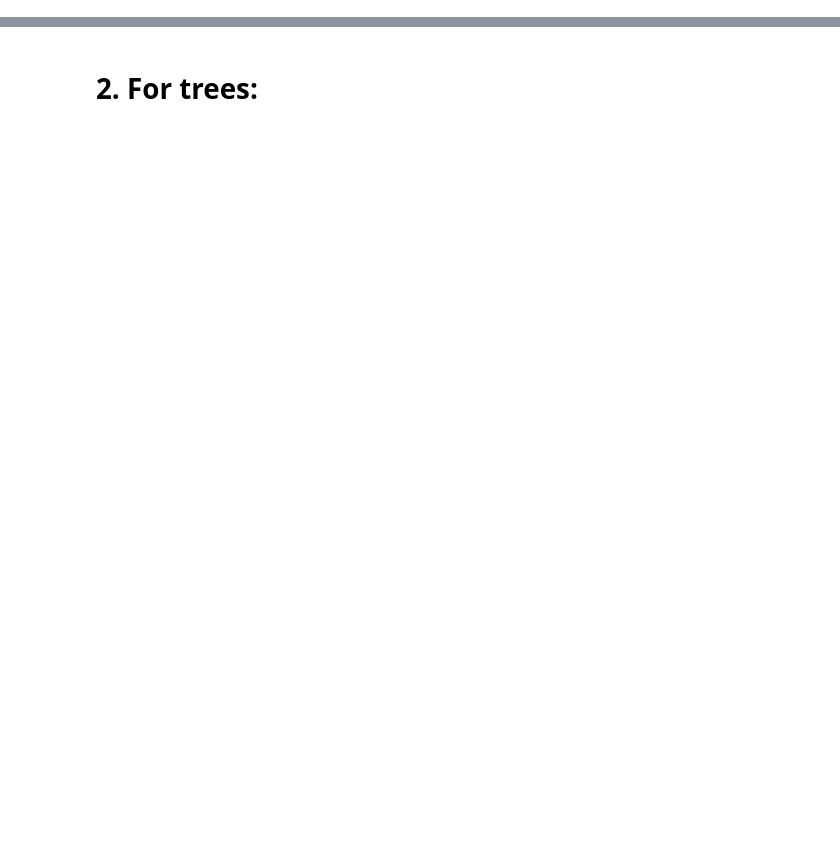
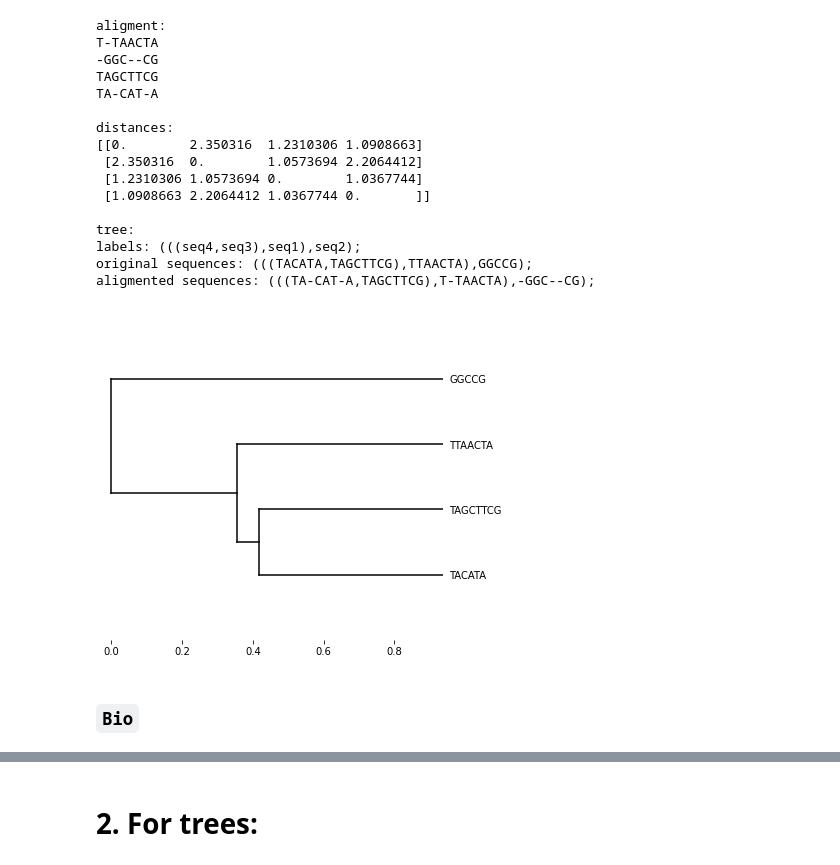
Before and after one commit to dglyzin/sarscov2-ru, a Jupyter notebook: sars-cov-2-dataprep_additional.ipynb, the cells around one changed output, grey strips where cells are left out. Saved outputs shown, nothing was run; the diff lists cells and outputs as text; code cells hidden in the pictures; blank space fills up the shorter version.

```diff
--- a/sars-cov-2-dataprep_additional.ipynb
+++ b/sars-cov-2-dataprep_additional.ipynb
@@ -6,0 +111,44 @@ import matplotlib.pyplot as plt
+# %%
+# some times not work, try again:
+sequences_str = [utils.gen_nucleotide_sequence(i) for i in [7, 5, 8, 6]]
+sequences = [seq.NucleotideSequence(seq_str) for seq_str in sequences_str]
+
+alignment, order, tree, distances = align.align_multiple(
+    sequences, matrix)
+print("aligment:")
+print(alignment)
+
+print("\ndistances:")
+print(distances)
+
+print("\ntree:")
+print("labels:", tree.to_newick(
+         labels=["seq1", "seq2", "seq3", "seq4"], include_distance=False))
+
+print("original sequences:", tree.to_newick(
+         labels=sequences_str, include_distance=False))
+
+print("aligmented sequences:", tree.to_newick(
+         labels=alignment.get_gapped_sequences(), include_distance=False))
+
+ig, ax = plt.subplots(figsize=(6.0, 6.0))
+graphics.plot_dendrogram(ax, tree, labels=sequences_str)
+fig.tight_layout()
+# %% [output]
+aligment:
+T-TAACTA
+-GGC--CG
+TAGCTTCG
+TA-CAT-A
+
+distances:
+[[0.        2.350316  1.2310306 1.0908663]
+ [2.350316  0.        1.0573694 2.2064412]
+ [1.2310306 1.0573694 0.        1.0367744]
+ [1.0908663 2.2064412 1.0367744 0.       ]]
+
+tree:
+labels: (((seq4,seq3),seq1),seq2);
+original sequences: (((TACATA,TAGCTTCG),TTAACTA),GGCCG);
+aligmented sequences: (((TA-CAT-A,TAGCTTCG),T-TAACTA),-GGC--CG);
+[figure, added]
@@ -7,3 +159,5 @@ import matplotlib.pyplot as plt
+# %% [markdown]
+### `Bio`
 # %%
 from Bio import SeqIO
 
```
Also changed, not shown: parts of 45 cells of this notebook, 2 other files.
